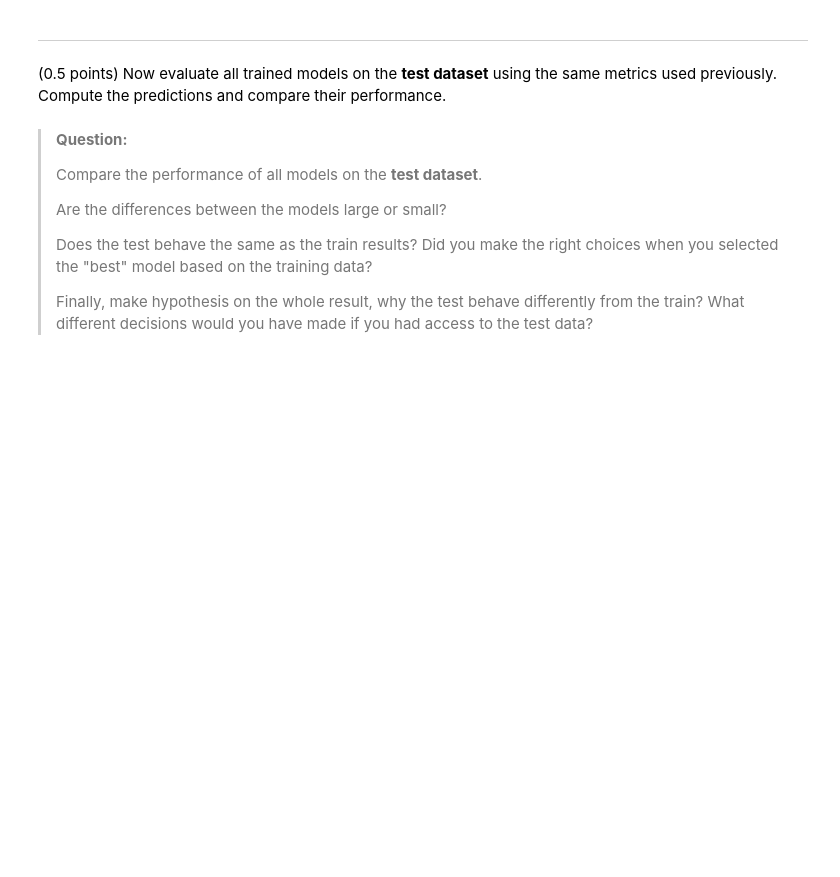
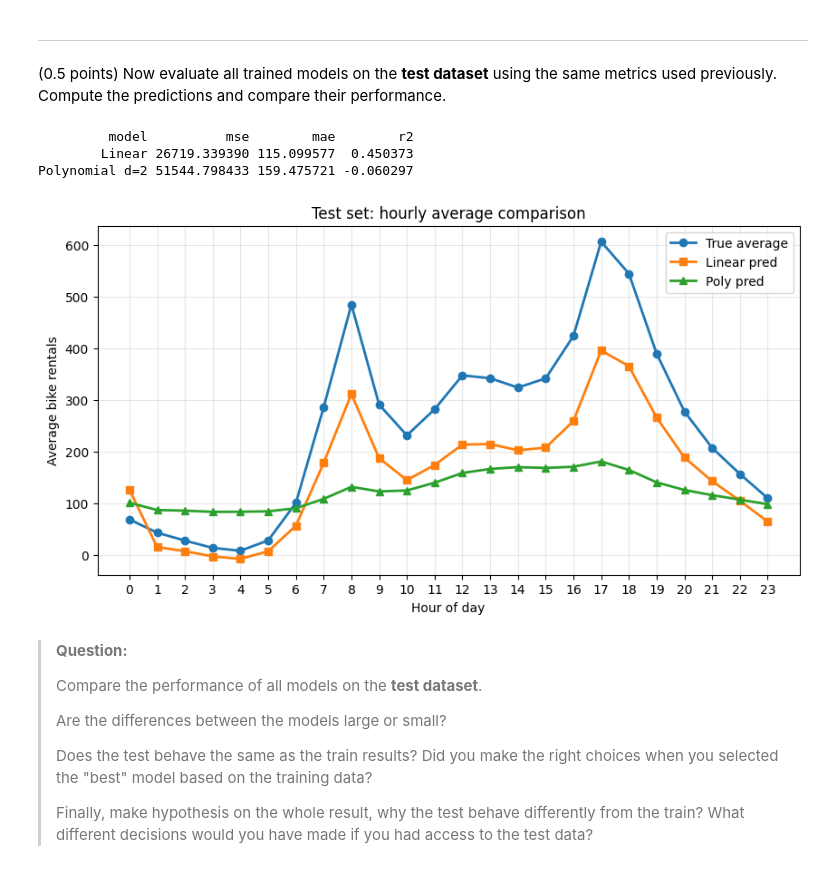
Before and after one commit to thidorta/mc886_bike-share, a Jupyter notebook: mc886_1s2026-assignment_1.ipynb, the cells around one changed output. Saved outputs shown, nothing was run; the diff lists cells and outputs as text; code cells hidden in the pictures; blank space fills up the shorter version.

```diff
--- a/mc886_1s2026-assignment_1.ipynb
+++ b/mc886_1s2026-assignment_1.ipynb
@@ -1490,9 +1454,49 @@ Compute the predictions and compare their performance.
 # %%
-X_test, y_test = preprocess_data(test_df)
+X_test, y_test, _ = preprocess_data(test_df, preprocessor=preprocessor, fit=False)
 
-# You can create plots comparing the predictions of the different models, e.g., predicted vs true values for each model, residual plots, etc.
-# Measure the performance of each model using the implemented metrics and compare them in a table or bar plot.
-# Feel free to explore other ways to compare the models and analyze their predictions.
+y_pred_linear_test = best_linear_model.predict(X_test)
+
+X_poly_test = polynomial_expansion(X_test, best_degree)
+y_pred_poly_test = best_poly_model.predict(X_poly_test)
+
+results_test = pd.DataFrame([
+    {
+        "model": "Linear",
+        "mse": mse(y_test, y_pred_linear_test),
+        "mae": mae(y_test, y_pred_linear_test),
+        "r2": r2_score(y_test, y_pred_linear_test),
+    },
+    {
+        "model": f"Polynomial d={best_degree}",
+        "mse": mse(y_test, y_pred_poly_test),
+        "mae": mae(y_test, y_pred_poly_test),
+        "r2": r2_score(y_test, y_pred_poly_test),
+    },
+])
+
+print(results_test.sort_values("mse").to_string(index=False))
+
+hourly_true_test = test_df.groupby("hr")["cnt"].mean()
+hourly_pred_linear_test = pd.Series(y_pred_linear_test, index=test_df.index).groupby(test_df["hr"]).mean()
+hourly_pred_poly_test = pd.Series(y_pred_poly_test, index=test_df.index).groupby(test_df["hr"]).mean()
+
+plt.figure(figsize=(10, 5))
+plt.plot(hourly_true_test.index, hourly_true_test.values, marker="o", label="True average", linewidth=2)
+plt.plot(hourly_pred_linear_test.index, hourly_pred_linear_test.values, marker="s", label="Linear pred", linewidth=2)
+plt.plot(hourly_pred_poly_test.index, hourly_pred_poly_test.values, marker="^", label="Poly pred", linewidth=2)
+
+plt.xlabel("Hour of day")
+plt.ylabel("Average bike rentals")
+plt.title("Test set: hourly average comparison")
+plt.xticks(range(0, 24))
+plt.grid(alpha=0.3)
+plt.legend()
+plt.show()
+# %% [output]
+         model          mse        mae        r2
+        Linear 26719.339390 115.099577  0.450373
+Polynomial d=2 51544.798433 159.475721 -0.060297
+[figure, added]
 # %% [markdown]
 
 
```
Also changed, not shown: parts of 14 cells of this notebook.
